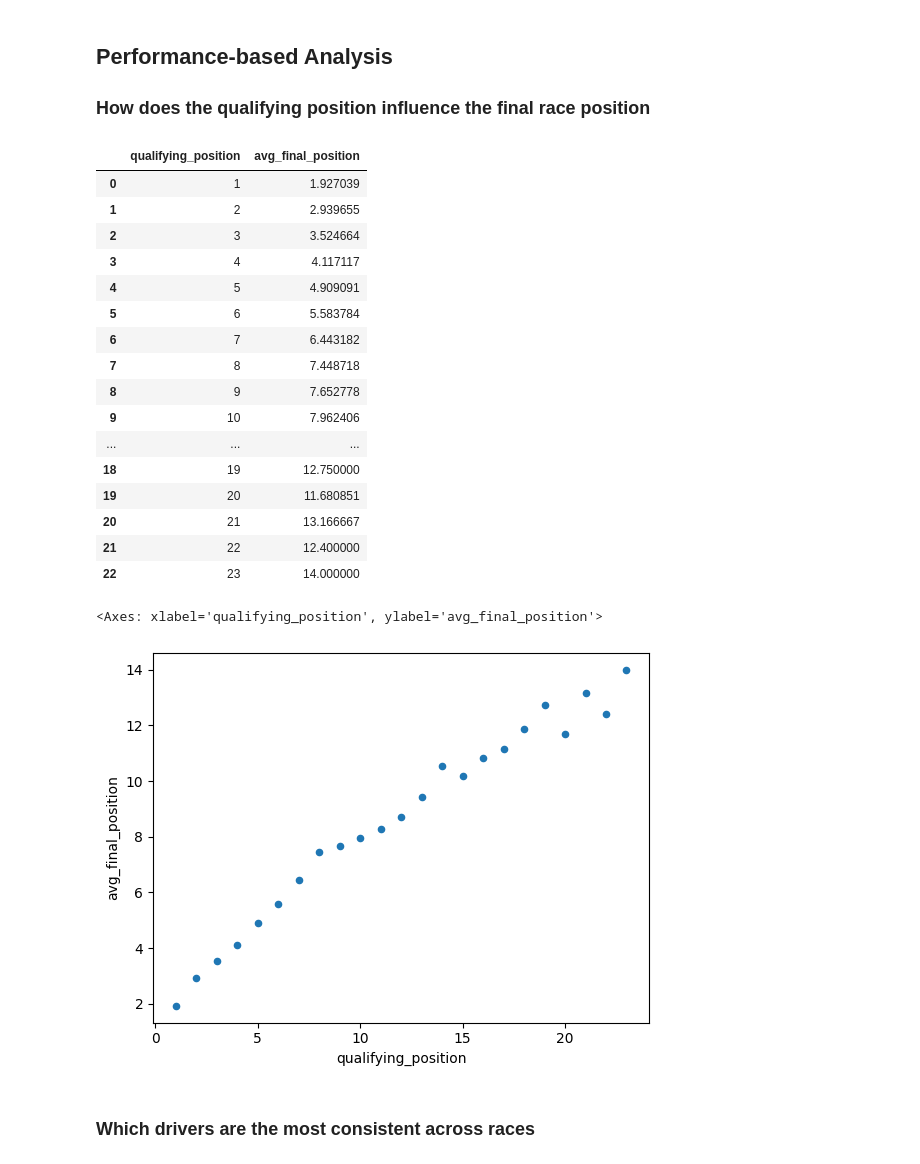
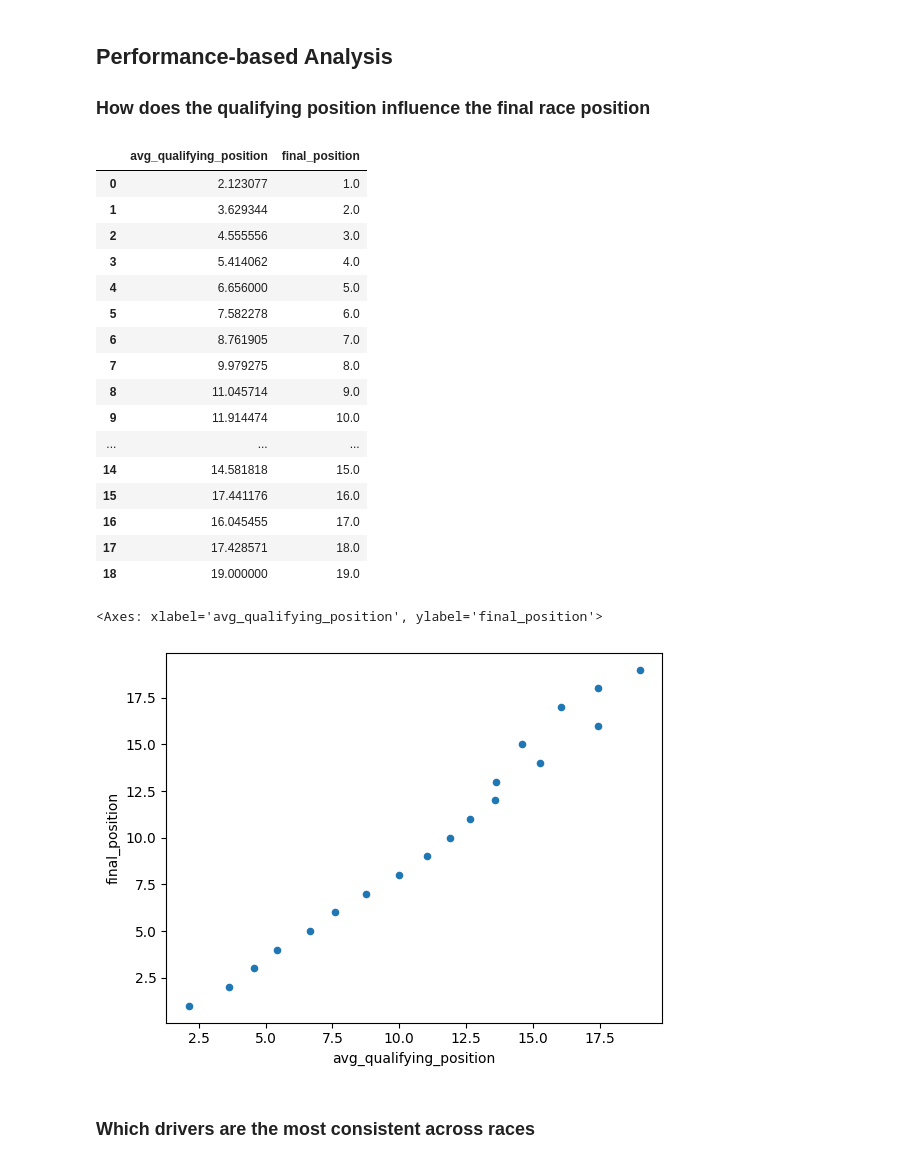
Before and after one commit to jennydang61/Driver-Performance-Prediction, a Jupyter notebook: formula1.ipynb, the cells around one changed output. Cells and saved outputs as stored; diff of their text form; code cells hidden in the pictures.

```diff
--- a/formula1.ipynb
+++ b/formula1.ipynb
@@ -414,32 +414,31 @@ display(unique_circuits)
 ## Performance-based Analysis
 ### How does the qualifying position influence the final race position
 # %%
-# 23 positions in qualifying
-qualifying_influence = pd.read_sql_query('SELECT qualifying_position, AVG(final_position) AS avg_final_position FROM formula_one GROUP BY qualifying_position', conn)
+qualifying_influence = pd.read_sql_query('SELECT AVG(qualifying_position) AS avg_qualifying_position, final_position FROM formula_one GROUP BY final_position', conn)
 
 display(qualifying_influence)
 
-qualifying_influence.plot(kind='scatter', x='qualifying_position', y='avg_final_position')
+qualifying_influence.plot(kind='scatter', x='avg_qualifying_position', y='final_position')
 # %% [output]
-|  | qualifying_position | avg_final_position |
-| 0 | 1 | 1.927039 |
-| 1 | 2 | 2.939655 |
-| 2 | 3 | 3.524664 |
-| 3 | 4 | 4.117117 |
-| 4 | 5 | 4.909091 |
-| 5 | 6 | 5.583784 |
-| 6 | 7 | 6.443182 |
-| 7 | 8 | 7.448718 |
-| 8 | 9 | 7.652778 |
-| 9 | 10 | 7.962406 |
+|  | avg_qualifying_position | final_position |
+| 0 | 2.123077 | 1.0 |
+| 1 | 3.629344 | 2.0 |
+| 2 | 4.555556 | 3.0 |
+| 3 | 5.414062 | 4.0 |
+| 4 | 6.656000 | 5.0 |
+| 5 | 7.582278 | 6.0 |
+| 6 | 8.761905 | 7.0 |
+| 7 | 9.979275 | 8.0 |
+| 8 | 11.045714 | 9.0 |
+| 9 | 11.914474 | 10.0 |
 | ... | ... | ... |
-| 18 | 19 | 12.750000 |
-| 19 | 20 | 11.680851 |
-| 20 | 21 | 13.166667 |
-| 21 | 22 | 12.400000 |
-| 22 | 23 | 14.000000 |
+| 14 | 14.581818 | 15.0 |
+| 15 | 17.441176 | 16.0 |
+| 16 | 16.045455 | 17.0 |
+| 17 | 17.428571 | 18.0 |
+| 18 | 19.000000 | 19.0 |
-<Axes: xlabel='qualifying_position', ylabel='avg_final_position'>
+<Axes: xlabel='avg_qualifying_position', ylabel='final_position'>
-[figure, old version]
+[figure, new version]
 # %% [markdown]
 ### Which drivers are the most consistent across races
 # %%
```
Also changed, not shown: parts of 9 cells of this notebook, 1 other file.
